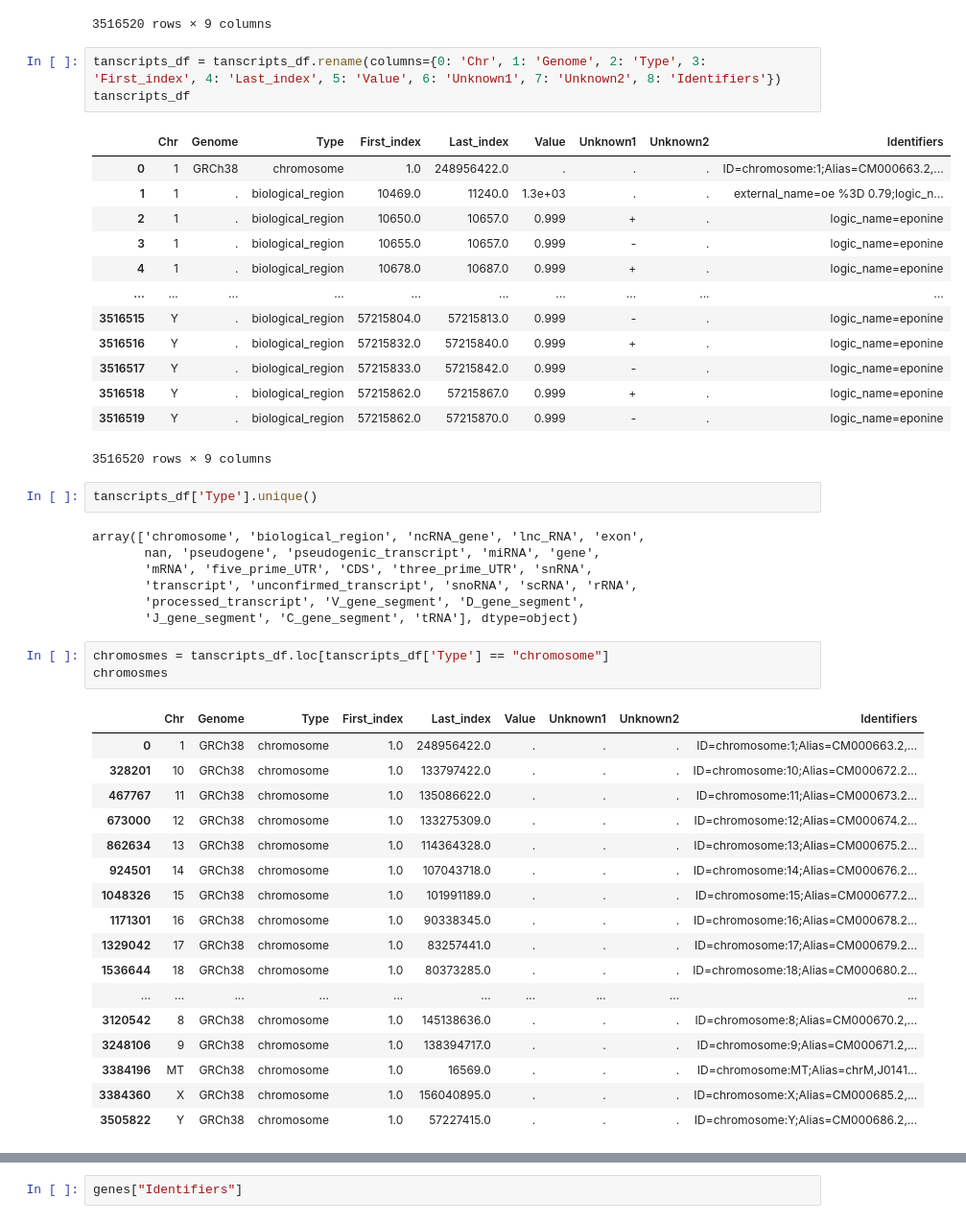
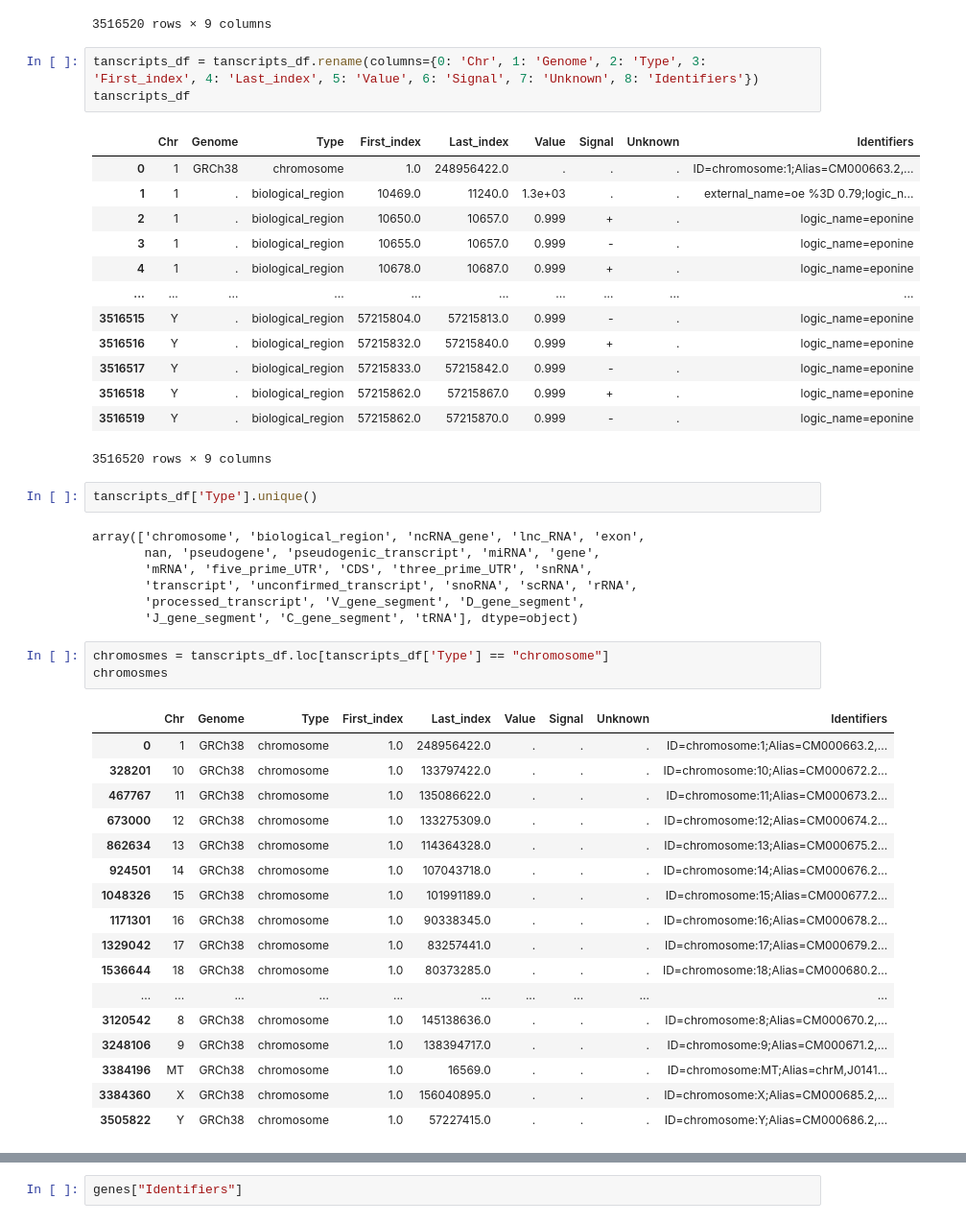
Before and after one commit to AndreSantos2000/A_map_of_privacy-sensitivity_in_human_genomes, a Jupyter notebook: jupyter_scripts/diseaseGenes/DG_densities.ipynb, the cells around one changed output, grey strips where cells are left out. Shown at 96% size. Drawn from its saved outputs; the diff is of its cells as text.

```diff
--- a/jupyter_scripts/diseaseGenes/DG_densities.ipynb
+++ b/jupyter_scripts/diseaseGenes/DG_densities.ipynb
@@ -26,10 +26,10 @@ tanscripts_df
 | 3516519 | Y | . | biological_region | 57215862.0 | 57215870.0 | 0.999 | - | . | logic_name=eponine |
 3516520 rows × 9 columns
 # %%
-tanscripts_df = tanscripts_df.rename(columns={0: 'Chr', 1: 'Genome', 2: 'Type', 3: 'First_index', 4: 'Last_index', 5: 'Value', 6: 'Unknown1', 7: 'Unknown2', 8: 'Identifiers'})
+tanscripts_df = tanscripts_df.rename(columns={0: 'Chr', 1: 'Genome', 2: 'Type', 3: 'First_index', 4: 'Last_index', 5: 'Value', 6: 'Signal', 7: 'Unknown', 8: 'Identifiers'})
 tanscripts_df
 # %% [output]
-|  | Chr | Genome | Type | First_index | Last_index | Value | Unknown1 | Unknown2 | Identifiers |
+|  | Chr | Genome | Type | First_index | Last_index | Value | Signal | Unknown | Identifiers |
 | 0 | 1 | GRCh38 | chromosome | 1.0 | 248956422.0 | . | . | . | ID=chromosome:1;Alias=CM000663.2,... |
 | 1 | 1 | . | biological_region | 10469.0 | 11240.0 | 1.3e+03 | . | . | external_name=oe %3D 0.79;logic_n... |
 | 2 | 1 | . | biological_region | 10650.0 | 10657.0 | 0.999 | + | . | logic_name=eponine |
@@ -55,7 +55,7 @@ array(['chromosome', 'biological_region', 'ncRNA_gene', 'lnc_RNA', 'exon',
 chromosmes = tanscripts_df.loc[tanscripts_df['Type'] == "chromosome"]
 chromosmes
 # %% [output]
-|  | Chr | Genome | Type | First_index | Last_index | Value | Unknown1 | Unknown2 | Identifiers |
+|  | Chr | Genome | Type | First_index | Last_index | Value | Signal | Unknown | Identifiers |
 | 0 | 1 | GRCh38 | chromosome | 1.0 | 248956422.0 | . | . | . | ID=chromosome:1;Alias=CM000663.2,... |
 | 328201 | 10 | GRCh38 | chromosome | 1.0 | 133797422.0 | . | . | . | ID=chromosome:10;Alias=CM000672.2... |
 | 467767 | 11 | GRCh38 | chromosome | 1.0 | 135086622.0 | . | . | . | ID=chromosome:11;Alias=CM000673.2... |
```
Also changed, not shown: parts of 49 cells of this notebook, 24 other files.
